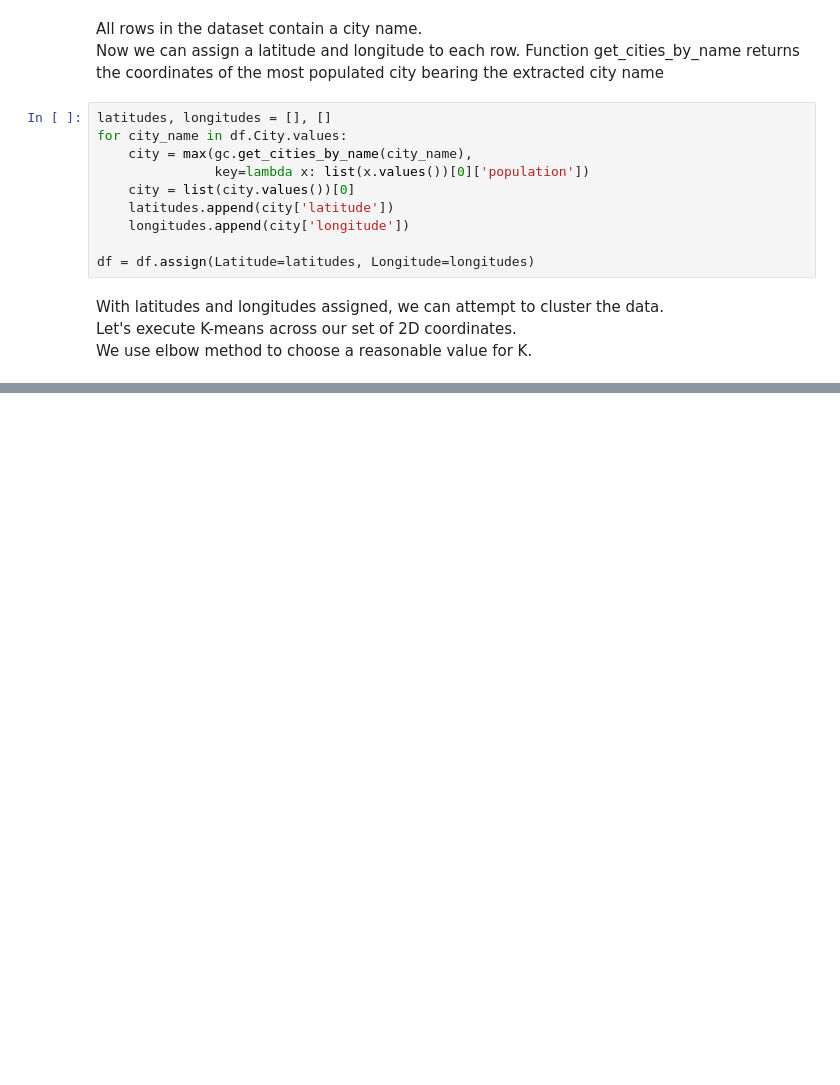
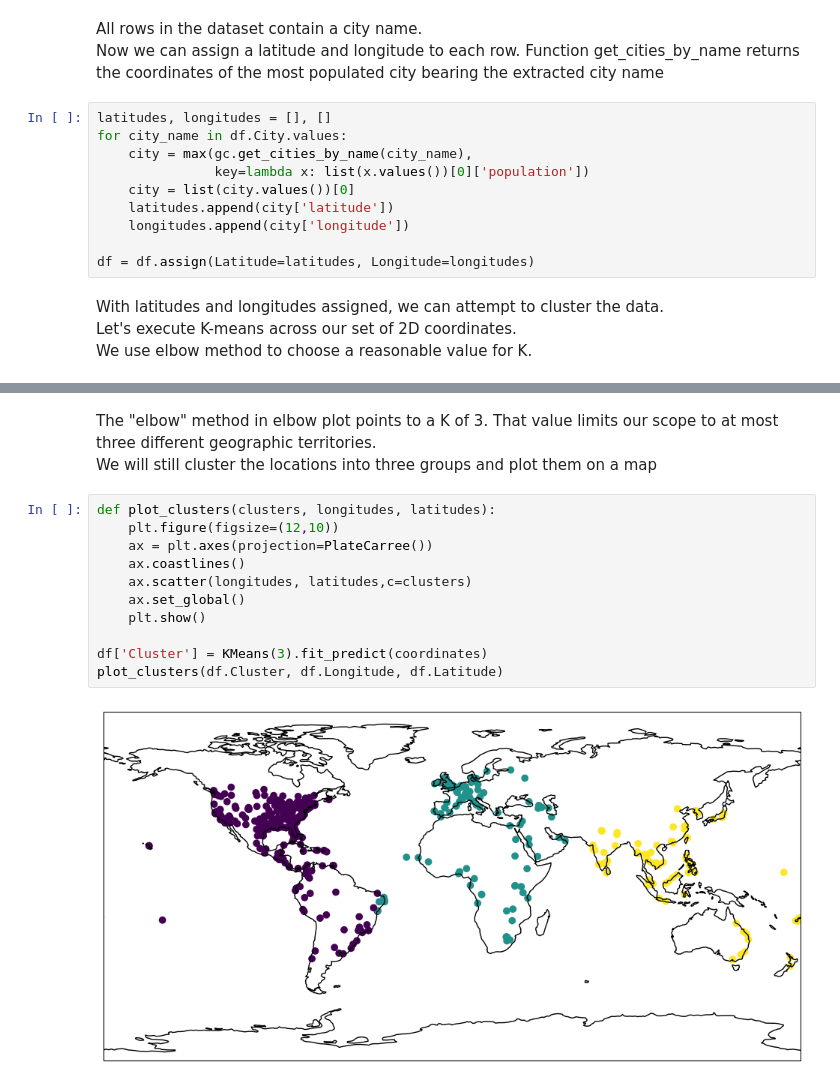
Before and after one commit to Arlan-Alibek/DS-projects, a Jupyter notebook: Case study 3 Tracking Disease Outbreaks using news headlines/tracking_disease_outbreaks.ipynb, the cells around one changed output, grey strips where cells are left out. Drawn from its saved outputs; the diff is of its cells as text; blank space fills up the shorter version.

```diff
--- a/Case study 3 Tracking Disease Outbreaks using news headlines/tracking_disease_outbreaks.ipynb
+++ b/Case study 3 Tracking Disease Outbreaks using news headlines/tracking_disease_outbreaks.ipynb
@@ -300,0 +315,16 @@ k_values = range(1,10)
+# %% [markdown]
+The "elbow" method in elbow plot points to a K of 3. That value limits our scope to at most three different geographic territories.
+We will still cluster the locations into three groups and plot them on a map
+# %%
+def plot_clusters(clusters, longitudes, latitudes):
+    plt.figure(figsize=(12,10))
+    ax = plt.axes(projection=PlateCarree())
+    ax.coastlines()
+    ax.scatter(longitudes, latitudes,c=clusters)
+    ax.set_global()
+    plt.show()
+
+df['Cluster'] = KMeans(3).fit_predict(coordinates)
+plot_clusters(df.Cluster, df.Longitude, df.Latitude)
+# %% [output]
+[figure, added]
```
Also changed, not shown: parts of 14 cells of this notebook.
